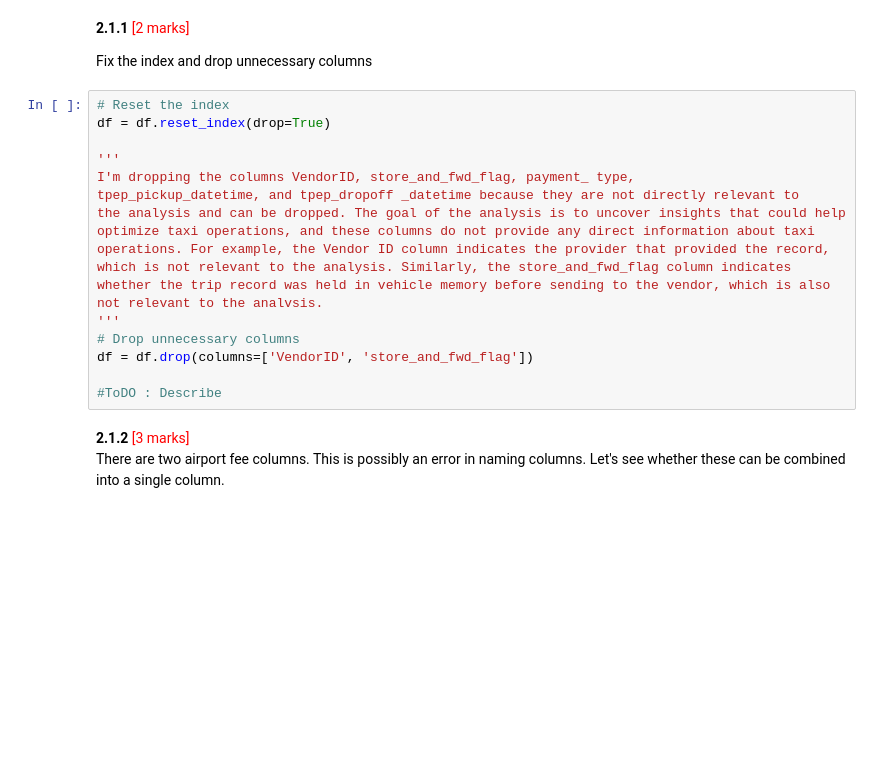
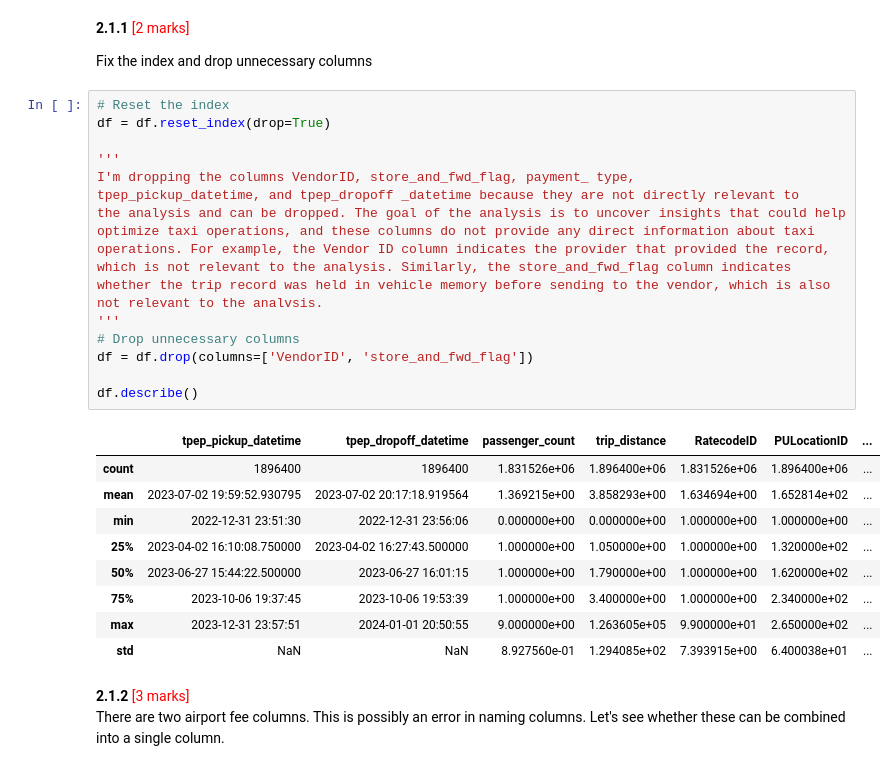
Before and after one commit to SUBHASISHBISWAS/UpGrad, a Jupyter notebook: Code/Courses/C1-SQL and Statistics Essentials/M7-NYC Taxi Records Analysis/SUBHASISH BISWAS/EDA NYC Taxi/EDA_Assg_NYC_Taxi_Starter.ipynb, the cells around one changed output. Drawn from its saved outputs; the diff is of its cells as text; blank space fills up the shorter version.

```diff
--- a/Code/Courses/C1-SQL and Statistics Essentials/M7-NYC Taxi Records Analysis/SUBHASISH BISWAS/EDA NYC Taxi/EDA_Assg_NYC_Taxi_Starter.ipynb
+++ b/Code/Courses/C1-SQL and Statistics Essentials/M7-NYC Taxi Records Analysis/SUBHASISH BISWAS/EDA NYC Taxi/EDA_Assg_NYC_Taxi_Starter.ipynb
@@ -334,21 +291,31 @@ Fix the index and drop unnecessary columns
 # %%
 # Reset the index
 df = df.reset_index(drop=True)
 
 '''
 I'm dropping the columns VendorID, store_and_fwd_flag, payment_ type,
 tpep_pickup_datetime, and tpep_dropoff _datetime because they are not directly relevant to
 the analysis and can be dropped. The goal of the analysis is to uncover insights that could help
 optimize taxi operations, and these columns do not provide any direct information about taxi
 operations. For example, the Vendor ID column indicates the provider that provided the record,
 which is not relevant to the analysis. Similarly, the store_and_fwd_flag column indicates
 whether the trip record was held in vehicle memory before sending to the vendor, which is also
 not relevant to the analvsis.
 '''
 # Drop unnecessary columns
 df = df.drop(columns=['VendorID', 'store_and_fwd_flag'])
 
-#ToDO : Describe
+df.describe()
+# %% [output]
+|  | tpep_pickup_datetime | tpep_dropoff_datetime | passenger_count | trip_distance | RatecodeID | PULocationID | ... |
+| count | 1896400 | 1896400 | 1.831526e+06 | 1.896400e+06 | 1.831526e+06 | 1.896400e+06 | ... |
+| mean | 2023-07-02 19:59:52.930795 | 2023-07-02 20:17:18.919564 | 1.369215e+00 | 3.858293e+00 | 1.634694e+00 | 1.652814e+02 | ... |
+| min | 2022-12-31 23:51:30 | 2022-12-31 23:56:06 | 0.000000e+00 | 0.000000e+00 | 1.000000e+00 | 1.000000e+00 | ... |
+| 25% | 2023-04-02 16:10:08.750000 | 2023-04-02 16:27:43.500000 | 1.000000e+00 | 1.050000e+00 | 1.000000e+00 | 1.320000e+02 | ... |
+| 50% | 2023-06-27 15:44:22.500000 | 2023-06-27 16:01:15 | 1.000000e+00 | 1.790000e+00 | 1.000000e+00 | 1.620000e+02 | ... |
+| 75% | 2023-10-06 19:37:45 | 2023-10-06 19:53:39 | 1.000000e+00 | 3.400000e+00 | 1.000000e+00 | 2.340000e+02 | ... |
+| max | 2023-12-31 23:57:51 | 2024-01-01 20:50:55 | 9.000000e+00 | 1.263605e+05 | 9.900000e+01 | 2.650000e+02 | ... |
+| std | NaN | NaN | 8.927560e-01 | 1.294085e+02 | 7.393915e+00 | 6.400038e+01 | ... |
 # %% [markdown]
   **2.1.2** <font color = red>[3 marks]</font> <br>
 There are two airport fee columns. This is possibly an error in naming columns. Let's see whether these can be combined into a single column.
```
Also changed, not shown: parts of 27 cells of this notebook, 1 other file.
